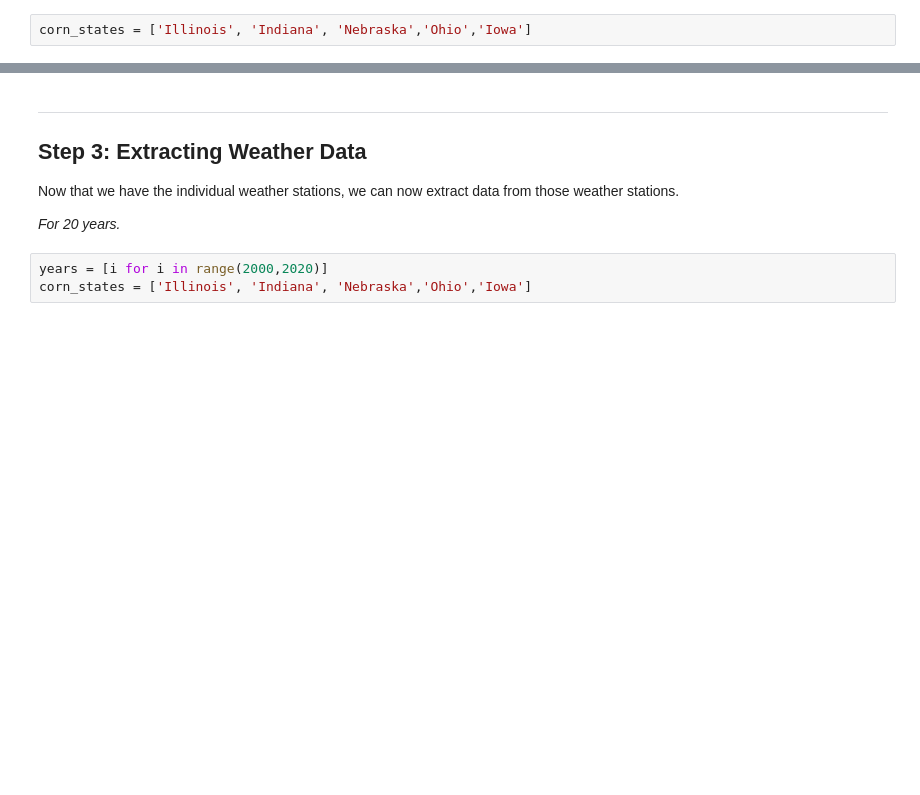
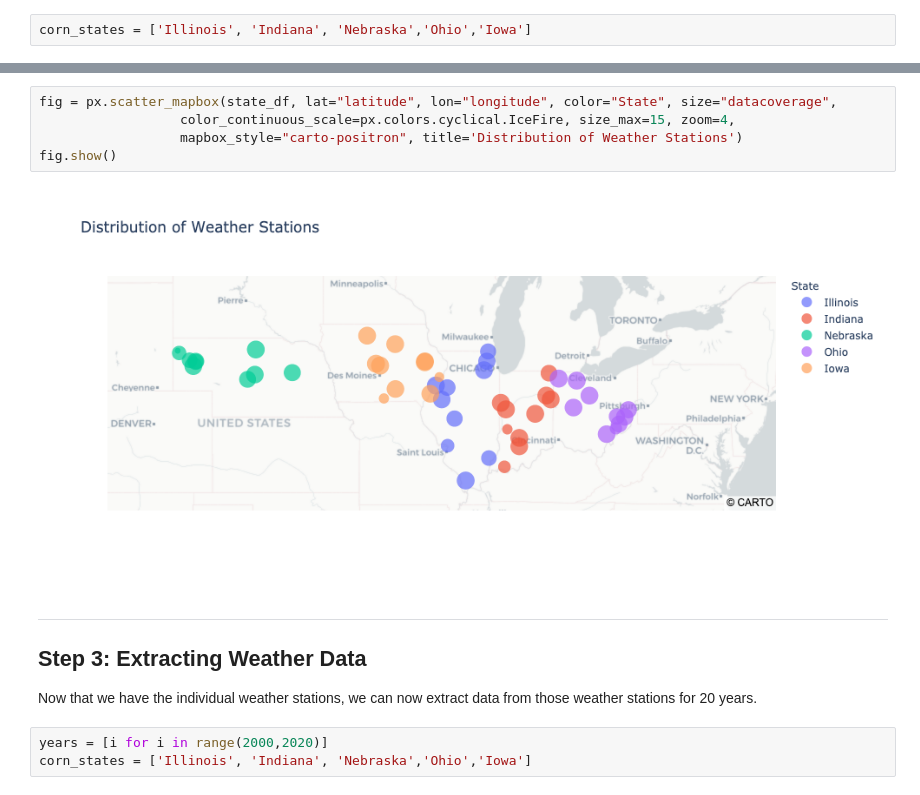
Before and after one commit to ShuranXu/Corn-Price-Predicter, a Jupyter notebook: Code/Weather_Data.ipynb, the cells around one changed output, grey strips where cells are left out. Cells and saved outputs as stored; diff of their text form; blank space fills up the shorter version.

Commit message:
added map of weather stations and cleaned up text.

```diff
--- a/Code/Weather_Data.ipynb
+++ b/Code/Weather_Data.ipynb
@@ -181,9 +174,14 @@ state_df.head()
+# %%
+fig = px.scatter_mapbox(state_df, lat="latitude", lon="longitude", color="State", size="datacoverage",
+                  color_continuous_scale=px.colors.cyclical.IceFire, size_max=15, zoom=4,
+                  mapbox_style="carto-positron", title='Distribution of Weather Stations')
+fig.show()
+# %% [output]
+[figure, added]
 # %% [markdown]
 -------
 ## Step 3: Extracting Weather Data
-Now that we have the individual weather stations, we can now extract data from those weather stations.
-
-*For 20 years.*
+Now that we have the individual weather stations, we can now extract data from those weather stations for 20 years.
 # %%
 years = [i for i in range(2000,2020)]
 corn_states = ['Illinois', 'Indiana', 'Nebraska','Ohio','Iowa']
```
Also changed, not shown: parts of 19 cells of this notebook.
